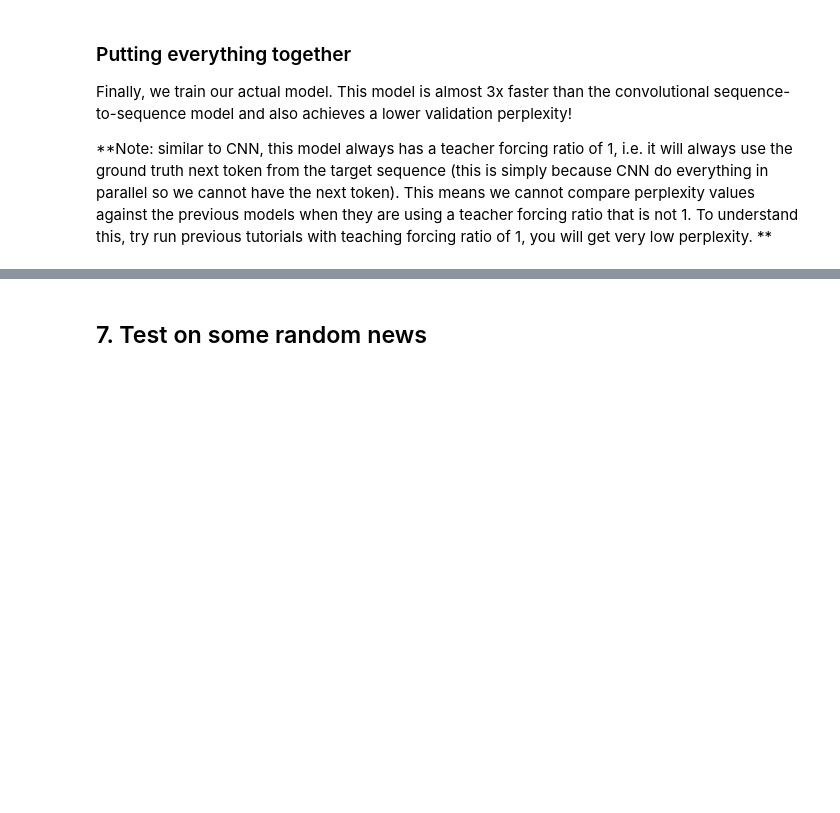
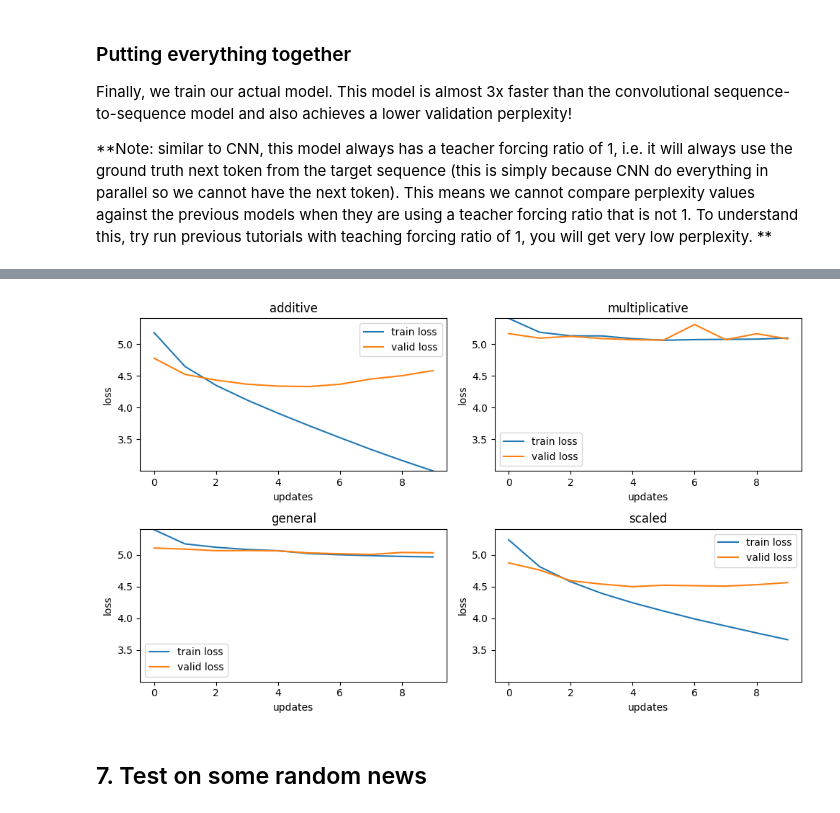
Before and after one commit to ParunNg/NLP-A3-Machine-Translation, a Jupyter notebook: A3 - Machine Translation.ipynb, the cells around one changed output, grey strips where cells are left out. Cells and saved outputs as stored; diff of their text form; code cells hidden in the pictures; blank space fills up the shorter version.

```diff
--- a/A3 - Machine Translation.ipynb
+++ b/A3 - Machine Translation.ipynb
@@ -60,7 +60,7 @@ from numpy.random import default_rng
 
 rng = default_rng(seed=SEED)
 # create a list of non-repeated indices of size 20000 and use it to select the training samples
-select_idx = rng.choice(len(dataset['train']), size=20000, replace=False)
+select_idx = rng.choice(len(dataset['train']), size=10000, replace=False)
 dataset['train'] = dataset['train'].filter(lambda example, idx: idx in select_idx, with_indices=True)
 # %%
 get_lang_col = lambda example, lang: {lang: example['translation'][lang]}
@@ -815,15 +808,15 @@ import gc
 input_dim   = len(vocab_transform[SRC_LANGUAGE])
 output_dim  = len(vocab_transform[TRG_LANGUAGE])
 
-batch_size = 64
+batch_size = 16
 lr = 0.0005
 hid_dim = 256
 enc_layers = 3
 dec_layers = 3
 enc_heads = 8
 dec_heads = 8
-enc_pf_dim = 512
-dec_pf_dim = 512
+enc_pf_dim = 256
+dec_pf_dim = 256
 enc_dropout = 0.1
 dec_dropout = 0.1
 
@@ -953,3 +925,30 @@ print(f'| Test Loss: {test_loss:.3f} | Test PPL: {math.exp(test_loss):7.3f} |')
+# %%
+import matplotlib.pyplot as plt
+
+# set limit for y-axis of all subplots max and min values of losses
+y_upper_lim = max([loss for model_name in model_losses.keys()
+                   for loss_type in ['train loss', 'valid loss']
+                   for loss in model_losses[model_name][loss_type]])
+y_lower_lim = min([loss for model_name in model_losses.keys()
+                   for loss_type in ['train loss', 'valid loss']
+                   for loss in model_losses[model_name][loss_type]])
+
+fig = plt.figure(figsize=(10, 6))
+
+for i, model_name in enumerate(model_losses):
+    ax = fig.add_subplot(2, 2, i+1)
+    ax.plot(model_losses[model_name]['train loss'], label = 'train loss')
+    ax.plot(model_losses[model_name]['valid loss'], label = 'valid loss')
+    plt.legend()
+    ax.set_xlabel('updates')
+    ax.set_ylabel('loss')
+    ax.set_title(model_name)
+    plt.setp(ax, ylim=(y_lower_lim, y_upper_lim))
+
+fig.tight_layout()
+plt.show()
+# %% [output]
+[figure, added]
 # %% [markdown]
 ## 7. Test on some random news
 # %%
```
Also changed, not shown: parts of 28 cells of this notebook.
